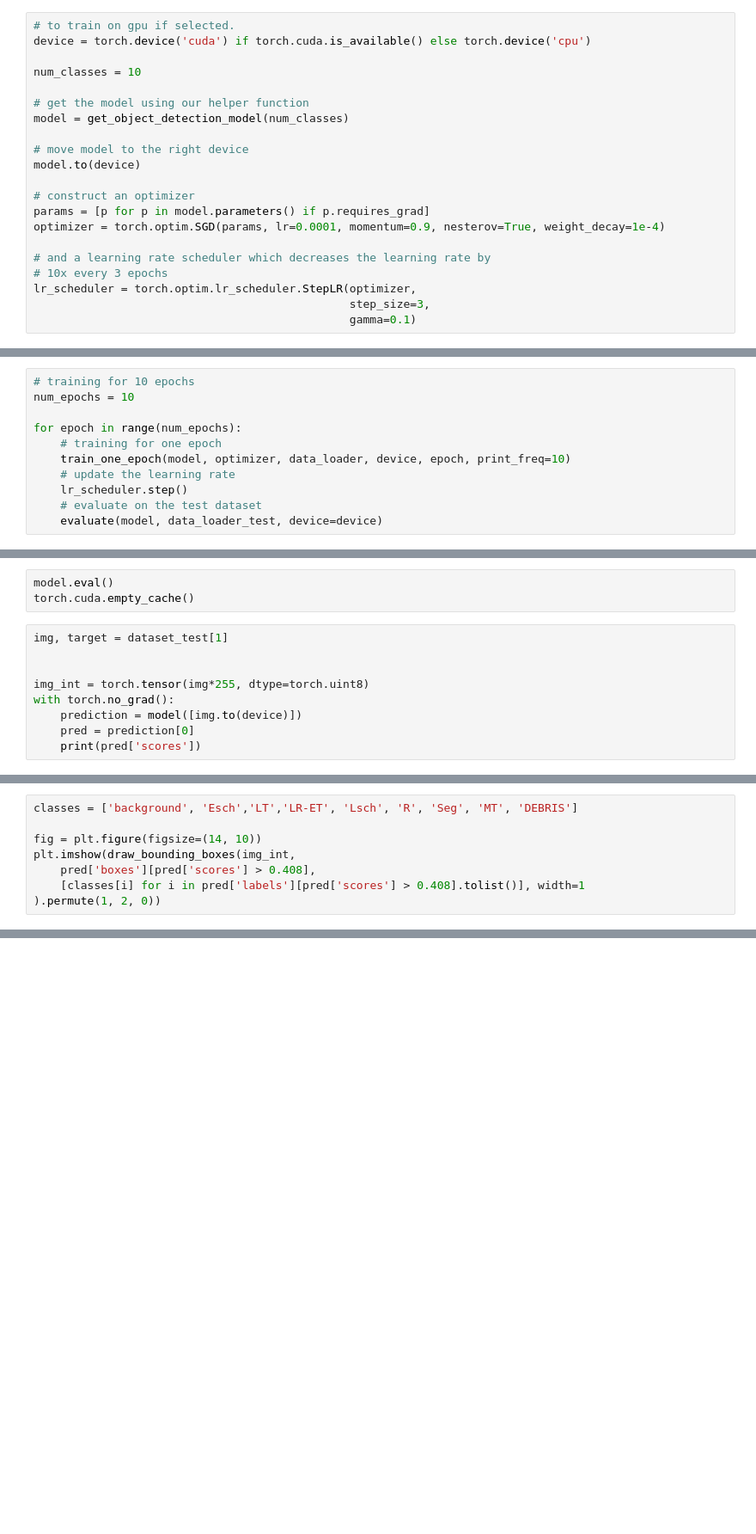
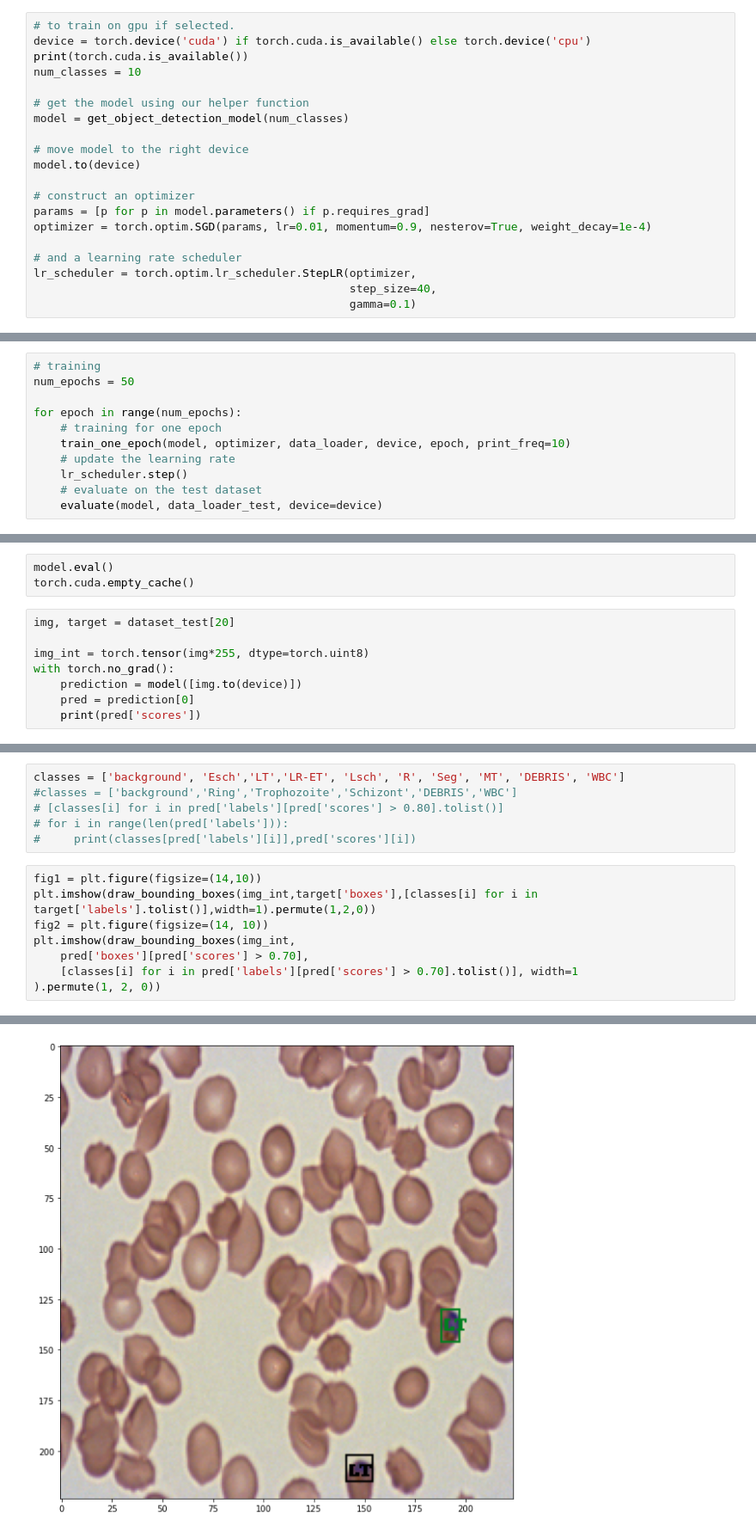
Before and after one commit to Zet-Warden/Life-cycle-stage-classification-of-the-malaria-parasite-using-faster-r-cnn, a Jupyter notebook: Faster RCNN/Malaria_Detection.ipynb, the cells around one changed output, grey strips where cells are left out. Shown at 86% size. Drawn from its saved outputs; the diff is of its cells as text; blank space fills up the shorter version.

```diff
--- a/Faster RCNN/Malaria_Detection.ipynb
+++ b/Faster RCNN/Malaria_Detection.ipynb
@@ -251,7 +265,7 @@ data_loader_test = torch.utils.data.DataLoader(
 # %%
 # to train on gpu if selected.
 device = torch.device('cuda') if torch.cuda.is_available() else torch.device('cpu')
-
+print(torch.cuda.is_available())
 num_classes = 10
 
 # get the model using our helper function
@@ -262,10 +276,9 @@ model.to(device)
 
 # construct an optimizer
 params = [p for p in model.parameters() if p.requires_grad]
-optimizer = torch.optim.SGD(params, lr=0.0001, momentum=0.9, nesterov=True, weight_decay=1e-4)
+optimizer = torch.optim.SGD(params, lr=0.01, momentum=0.9, nesterov=True, weight_decay=1e-4)
 
-# and a learning rate scheduler which decreases the learning rate by
-# 10x every 3 epochs
+# and a learning rate scheduler
 lr_scheduler = torch.optim.lr_scheduler.StepLR(optimizer,
-                                               step_size=3,
+                                               step_size=40,
                                                gamma=0.1)
@@ -272,6 +287,6 @@ lr_scheduler = torch.optim.lr_scheduler.StepLR(optimizer,
 # %%
-# training for 10 epochs
-num_epochs = 10
+# training
+num_epochs = 50
 
 for epoch in range(num_epochs):
     # training for one epoch
@@ -302,8 +321,7 @@ Epoch: [0]  [106/107]  eta: 0:00:00  lr: 0.000100  loss: 0.8108 (2.0429)  loss_c
 model.eval()
 torch.cuda.empty_cache()
 # %%
-img, target = dataset_test[1]
-
+img, target = dataset_test[20]
 
 img_int = torch.tensor(img*255, dtype=torch.uint8)
 with torch.no_grad():
@@ -313,8 +334,15 @@ with torch.no_grad():
+# %%
+classes = ['background', 'Esch','LT','LR-ET', 'Lsch', 'R', 'Seg', 'MT', 'DEBRIS', 'WBC']
+#classes = ['background','Ring','Trophozoite','Schizont','DEBRIS','WBC']
+# [classes[i] for i in pred['labels'][pred['scores'] > 0.80].tolist()]
+# for i in range(len(pred['labels'])):
+#     print(classes[pred['labels'][i]],pred['scores'][i])
 # %%
-classes = ['background', 'Esch','LT','LR-ET', 'Lsch', 'R', 'Seg', 'MT', 'DEBRIS']
-
-fig = plt.figure(figsize=(14, 10))
+fig1 = plt.figure(figsize=(14,10))
+plt.imshow(draw_bounding_boxes(img_int,target['boxes'],[classes[i] for i in target['labels'].tolist()],width=1).permute(1,2,0))
+fig2 = plt.figure(figsize=(14, 10))
 plt.imshow(draw_bounding_boxes(img_int,
-    pred['boxes'][pred['scores'] > 0.408],
-    [classes[i] for i in pred['labels'][pred['scores'] > 0.408].tolist()], width=1
+    pred['boxes'][pred['scores'] > 0.70],
+    [classes[i] for i in pred['labels'][pred['scores'] > 0.70].tolist()], width=1
 ).permute(1, 2, 0))
+# %% [output]
@@ -320,0 +350 @@ plt.imshow(draw_bounding_boxes(img_int,
+[figure, added]
```
Also changed, not shown: parts of 13 cells of this notebook.
